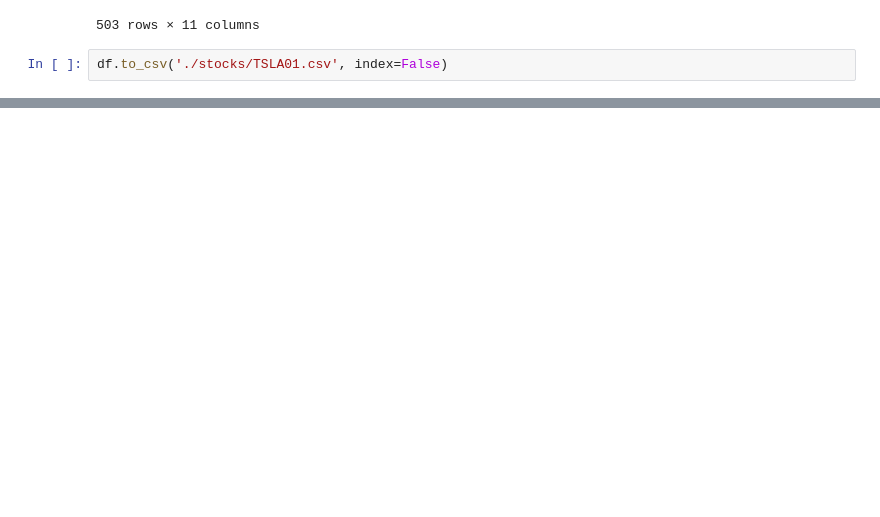
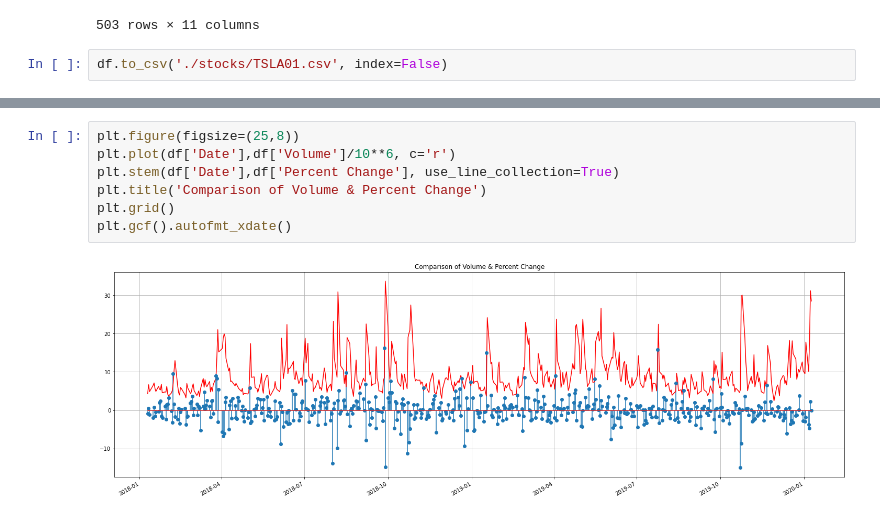
Before and after one commit to priyanshu-b20/StockMarketAnalysis, a Jupyter notebook: notebooks/DataExploration.ipynb, the cells around one changed output, grey strips where cells are left out. Saved outputs shown, nothing was run; the diff lists cells and outputs as text; blank space fills up the shorter version.

```diff
--- a/notebooks/DataExploration.ipynb
+++ b/notebooks/DataExploration.ipynb
@@ -305,0 +339,9 @@ df.to_csv('./stocks/TSLA01.csv', index=False)
+# %%
+plt.figure(figsize=(25,8))
+plt.plot(df['Date'],df['Volume']/10**6, c='r')
+plt.stem(df['Date'],df['Percent Change'], use_line_collection=True)
+plt.title('Comparison of Volume & Percent Change')
+plt.grid()
+plt.gcf().autofmt_xdate()
+# %% [output]
+[figure, added]
```
Also changed, not shown: parts of 12 cells of this notebook.
